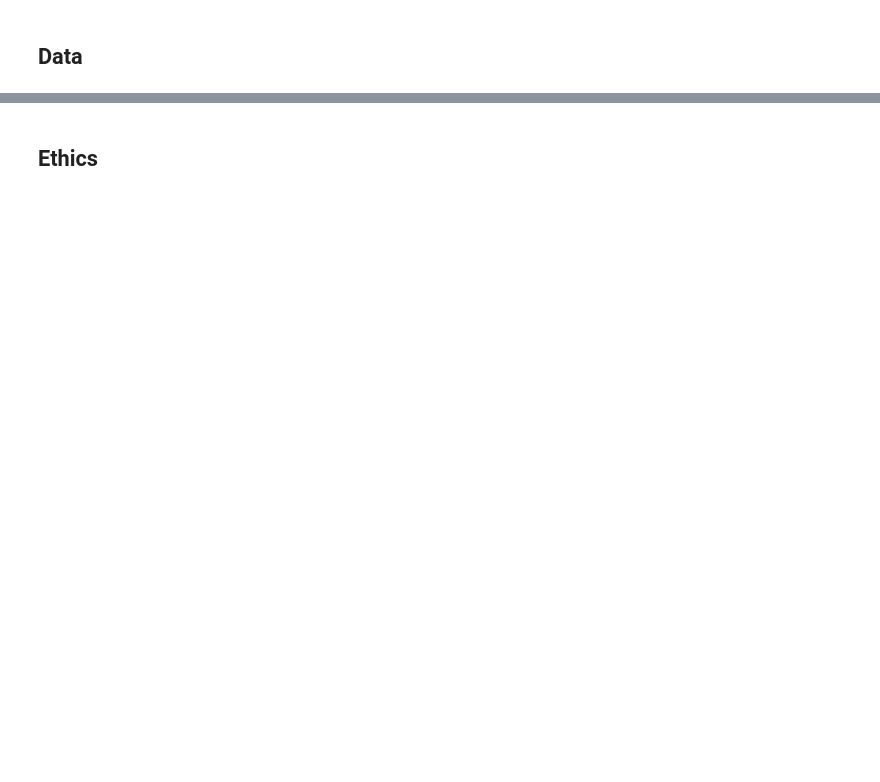
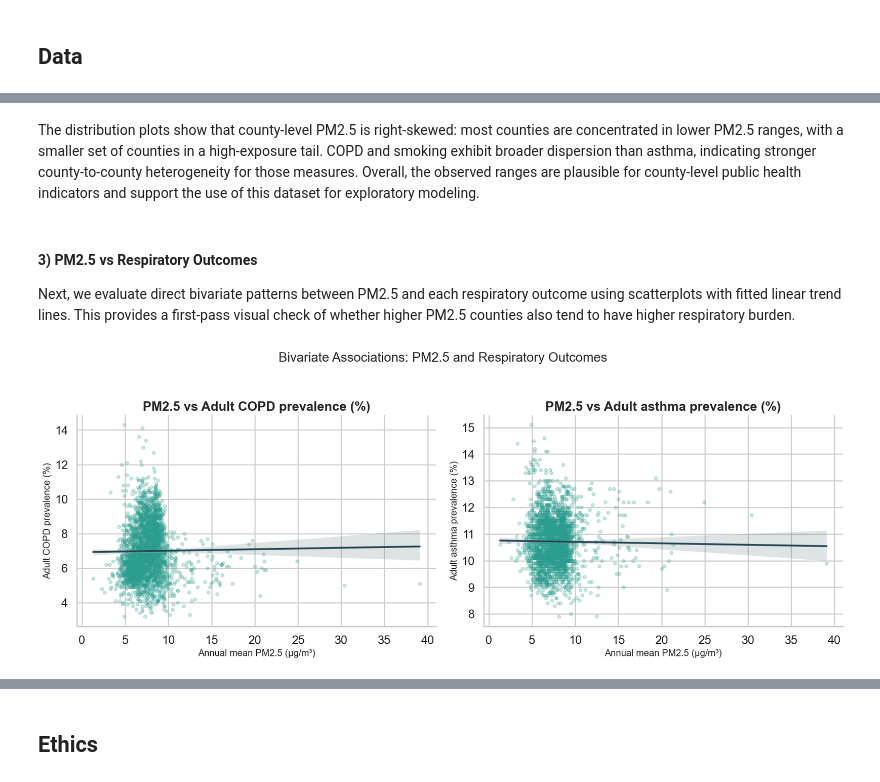
Before and after one commit to COGS108/Group142_WI26, a Jupyter notebook: 02-EDACheckpoint.ipynb, the cells around one changed output, grey strips where cells are left out. Drawn from its saved outputs; the diff is of its cells as text; code cells hidden in the pictures; blank space fills up the shorter version.

```diff
--- a/02-EDACheckpoint.ipynb
+++ b/02-EDACheckpoint.ipynb
@@ -204,0 +121,21 @@ Some more words and stuff.  Remember notebooks work best if you interleave the c
+# %%
+import os
+from pathlib import Path
+os.environ.setdefault('MPLCONFIGDIR', '/tmp/matplotlib')
+
+import numpy as np
+import pandas as pd
+import seaborn as sns
+import matplotlib.pyplot as plt
+from scipy import stats
+import statsmodels.formula.api as smf
+from IPython.display import display
+
+sns.set_theme(style='whitegrid', context='talk')
+plt.rcParams.update({
+    'figure.dpi': 120,
+    'axes.spines.top': False,
+    'axes.spines.right': False,
+    'axes.titleweight': 'bold',
+    'axes.labelsize': 13,
+})
@@ -204,0 +238,32 @@ Some more words and stuff.  Remember notebooks work best if you interleave the c
+# %% [markdown]
+The distribution plots show that county-level PM2.5 is right-skewed: most counties are concentrated in lower PM2.5 ranges, with a smaller set of counties in a high-exposure tail. COPD and smoking exhibit broader dispersion than asthma, indicating stronger county-to-county heterogeneity for those measures. Overall, the observed ranges are plausible for county-level public health indicators and support the use of this dataset for exploratory modeling.
+# %% [markdown]
+#### 3) PM2.5 vs Respiratory Outcomes
+
+Next, we evaluate direct bivariate patterns between PM2.5 and each respiratory outcome using scatterplots with fitted linear trend lines. This provides a first-pass visual check of whether higher PM2.5 counties also tend to have higher respiratory burden.
+# %%
+fig, axes = plt.subplots(1, 2, figsize=(16, 6))
+
+outcomes = [
+    ('copd', 'Adult COPD prevalence (%)'),
+    ('asthma', 'Adult asthma prevalence (%)'),
+]
+
+for ax, (y, y_label) in zip(axes, outcomes):
+    sns.regplot(
+        data=analysis_complete,
+        x='pm25',
+        y=y,
+        scatter_kws={'alpha': 0.25, 's': 20, 'color': '#2a9d8f'},
+        line_kws={'color': '#264653', 'linewidth': 2.5},
+        ax=ax,
+    )
+    ax.set_title(f'PM2.5 vs {y_label}')
+    ax.set_xlabel('Annual mean PM2.5 (µg/m³)')
+    ax.set_ylabel(y_label)
+
+plt.suptitle('Bivariate Associations: PM2.5 and Respiratory Outcomes', y=1.03, fontsize=18)
+plt.tight_layout()
+plt.show()
+# %% [output]
+[figure, added]
```
Also changed, not shown: parts of 59 cells of this notebook.
